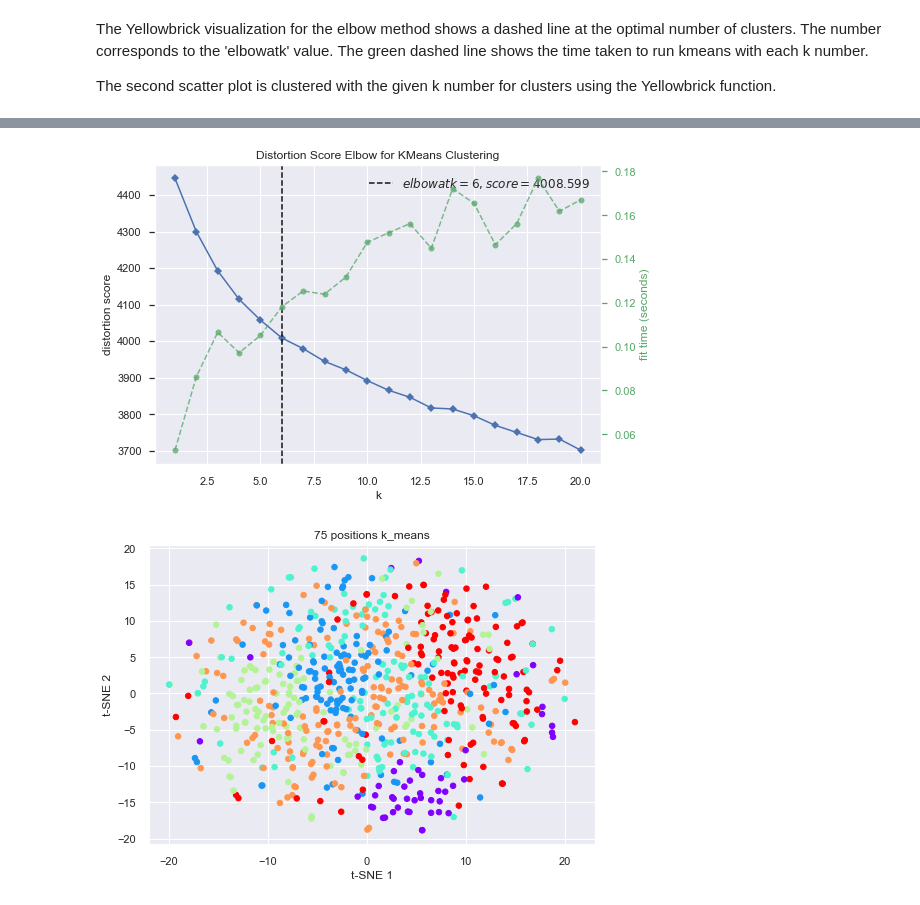
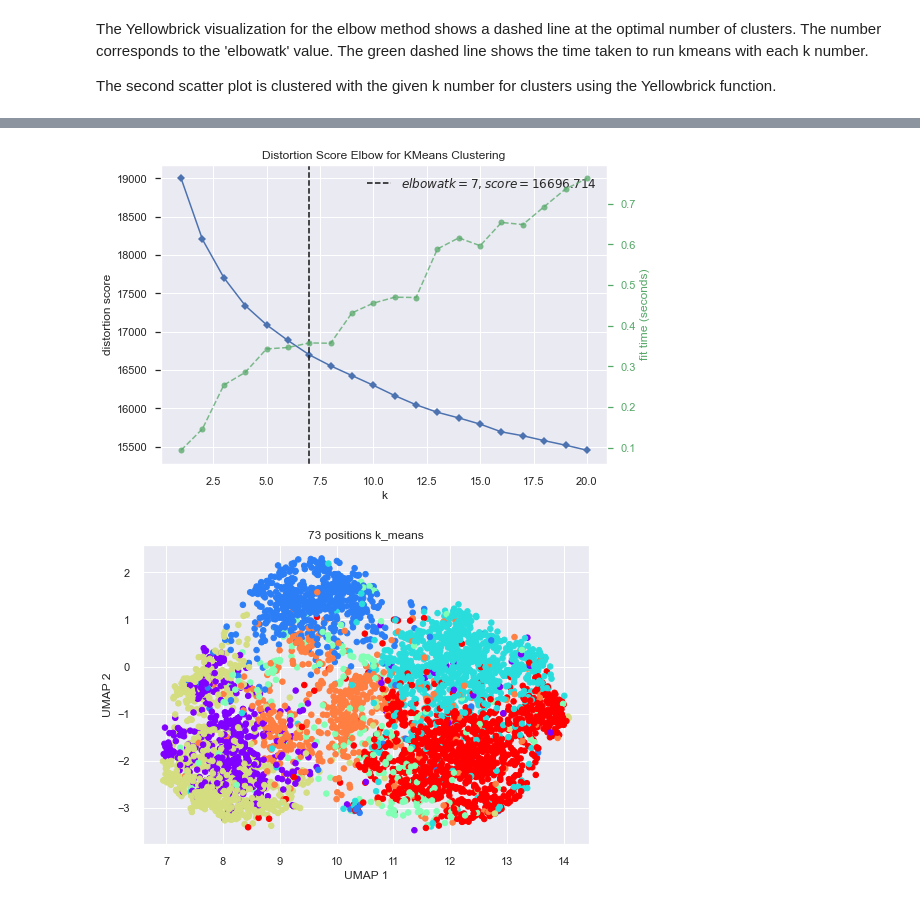
Before and after one commit to adbailey4/read_clustering, a Jupyter notebook: notebooks/3K_means.ipynb, the cells around one changed output, grey strips where cells are left out. Drawn from its saved outputs; the diff is of its cells as text; code cells hidden in the pictures.

Commit message:
fix bugs from positions_modification_plot_kmeans_clusters

```diff
--- a/notebooks/3K_means.ipynb
+++ b/notebooks/3K_means.ipynb
@@ -23,7 +23,7 @@ Coordinates of cluster centers.
 from read_clustering.variant_call import VariantCall
 path = 'C:/Users/lalaj/PycharmProjects/untitled3/read_clustering/tests/test_files/native_cbf5_gal.csv'
 path = '/Users/andrewbailey/CLionProjects/read_clustering/tests/test_files/native_cbf5_gal.csv'
-
+path = "/Users/andrewbailey/CLionProjects/read_clustering/data/inference/variant_calls/native_cbf5_gal_round30_alt_canonical_supervised_500_500.model.csv"
 native = VariantCall(path)
 # %%
 list_18 = native.get_contig_positions('RDN18-1')
@@ -48,5 +48,5 @@ native.plot_tSNE_reads_covering_positions_data(list_18, 'k_means', max_number_cl
 # %%
-native.plot_tSNE_reads_covering_positions_data(list_25, 'k_means', max_number_clusters=20, find_optimal=True)
+native.plot_UMAP_reads_covering_positions_data(list_25, 'k_means', max_number_clusters=20, find_optimal=True)
 # %% [output]
-[figure, old version]
+[figure, new version]
-[figure, old version]
+[figure, new version]
```
Also changed, not shown: parts of 1 cell of this notebook, 7 other files.
